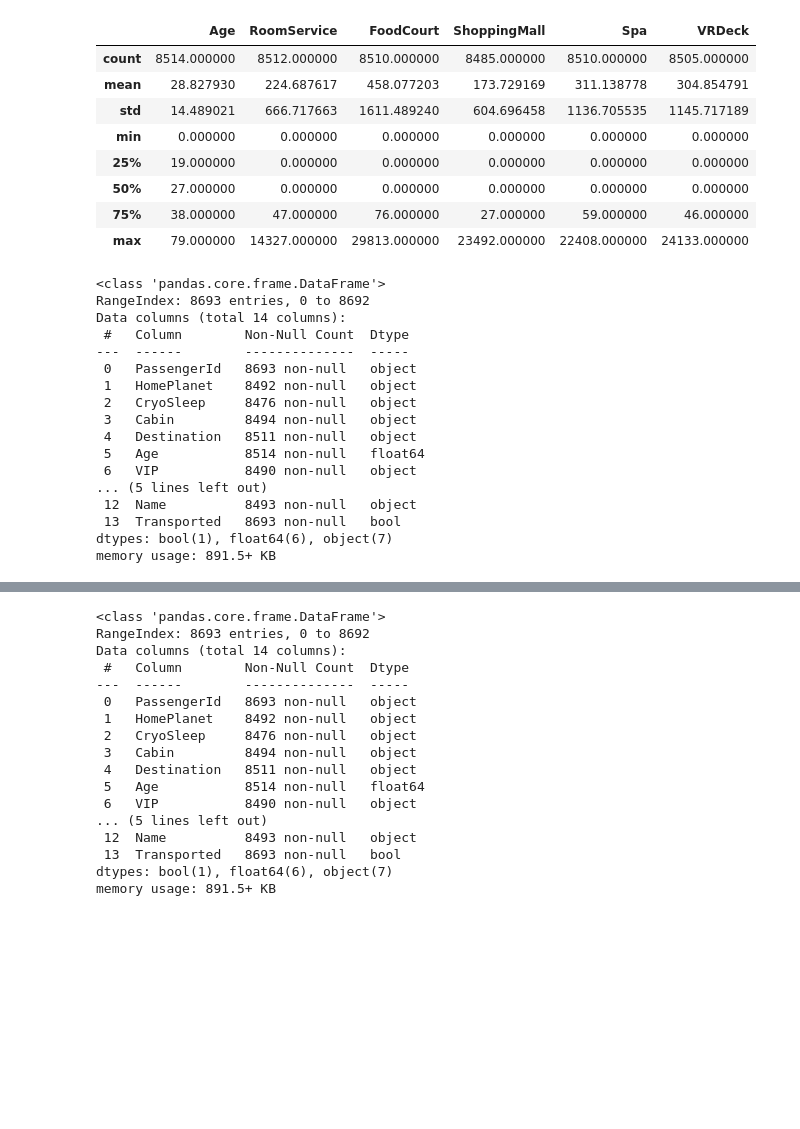
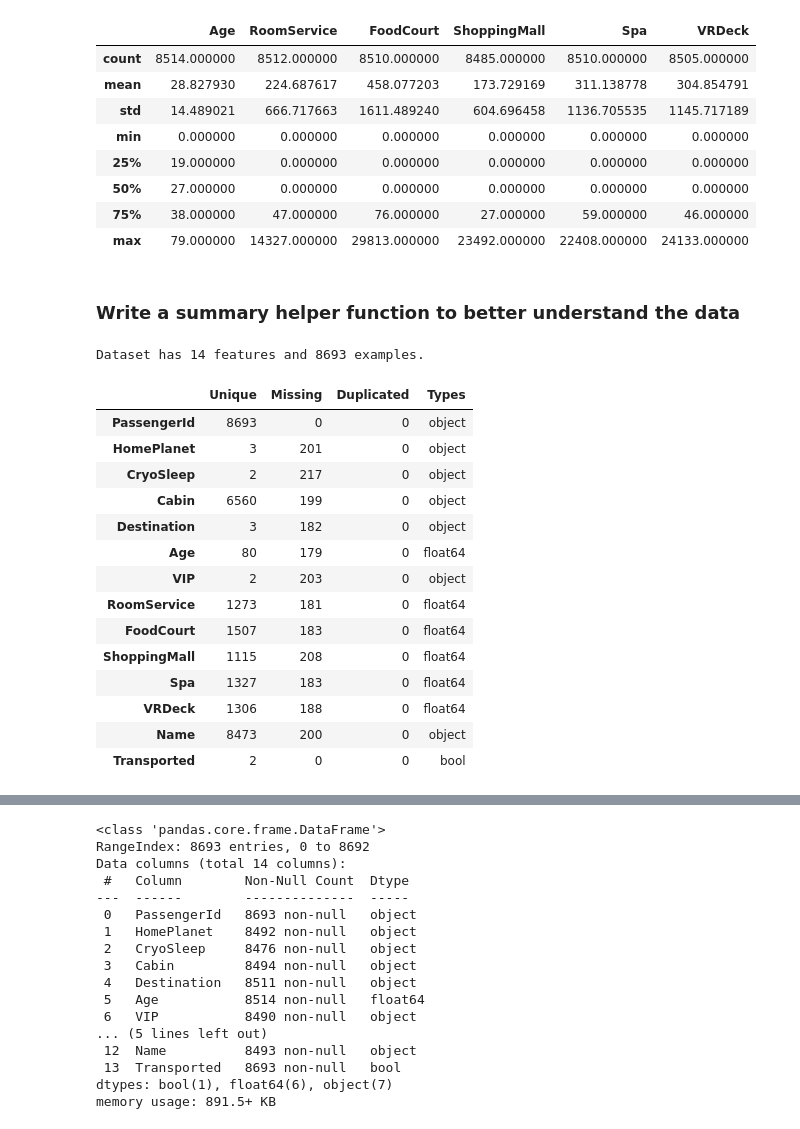
Before and after one commit to Iam88Justin/Spaceship_Titanic, a Jupyter notebook: code.ipynb, the cells around one changed output, grey strips where cells are left out. Saved outputs shown, nothing was run; the diff lists cells and outputs as text; code cells hidden in the pictures; blank space fills up the shorter version.

```diff
--- a/code.ipynb
+++ b/code.ipynb
@@ -56,23 +56,3 @@ dataset_train.describe()
 | 50% | 27.000000 | 0.000000 | 0.000000 | 0.000000 | 0.000000 | 0.000000 |
 | 75% | 38.000000 | 47.000000 | 76.000000 | 27.000000 | 59.000000 | 46.000000 |
 | max | 79.000000 | 14327.000000 | 29813.000000 | 23492.000000 | 22408.000000 | 24133.000000 |
-# %%
-dataset_train.info()
-# %% [output]
-<class 'pandas.core.frame.DataFrame'>
-RangeIndex: 8693 entries, 0 to 8692
-Data columns (total 14 columns):
- #   Column        Non-Null Count  Dtype
----  ------        --------------  -----
- 0   PassengerId   8693 non-null   object
- 1   HomePlanet    8492 non-null   object
- 2   CryoSleep     8476 non-null   object
- 3   Cabin         8494 non-null   object
- 4   Destination   8511 non-null   object
- 5   Age           8514 non-null   float64
- 6   VIP           8490 non-null   object
-... (5 lines left out)
- 12  Name          8493 non-null   object
- 13  Transported   8693 non-null   bool
-dtypes: bool(1), float64(6), object(7)
-memory usage: 891.5+ KB
@@ -78,0 +61,30 @@ memory usage: 891.5+ KB
+# %% [markdown]
+### Write a summary helper function to better understand the data
+# %%
+def summary(df):
+    print(f"Dataset has {df.shape[1]} features and {df.shape[0]} examples.")
+    summary = pd.DataFrame(index=df.columns)
+    summary["Unique"] = df.nunique().values # na not included
+    summary["Missing"] = df.isnull().sum().values
+    summary["Duplicated"] = df.duplicated().sum()
+    summary["Types"] = df.dtypes
+    return summary
+
+summary(train_df)
+# %% [output]
+Dataset has 14 features and 8693 examples.
+|  | Unique | Missing | Duplicated | Types |
+| PassengerId | 8693 | 0 | 0 | object |
+| HomePlanet | 3 | 201 | 0 | object |
+| CryoSleep | 2 | 217 | 0 | object |
+| Cabin | 6560 | 199 | 0 | object |
+| Destination | 3 | 182 | 0 | object |
+| Age | 80 | 179 | 0 | float64 |
+| VIP | 2 | 203 | 0 | object |
+| RoomService | 1273 | 181 | 0 | float64 |
+| FoodCourt | 1507 | 183 | 0 | float64 |
+| ShoppingMall | 1115 | 208 | 0 | float64 |
+| Spa | 1327 | 183 | 0 | float64 |
+| VRDeck | 1306 | 188 | 0 | float64 |
+| Name | 8473 | 200 | 0 | object |
+| Transported | 2 | 0 | 0 | bool |
```
Also changed, not shown: parts of 15 cells of this notebook, 1 other file.
